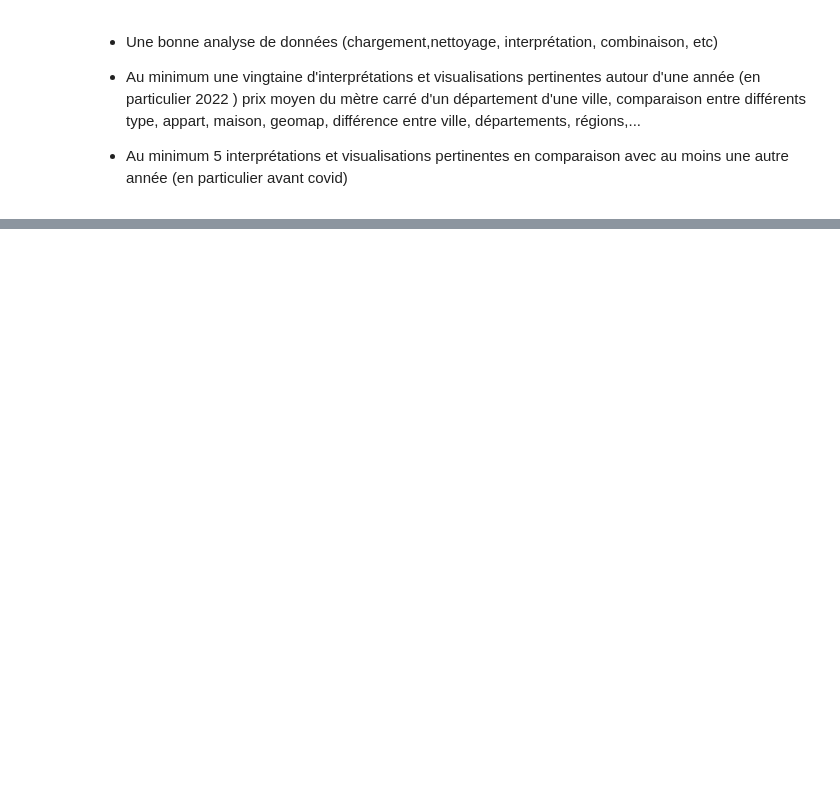
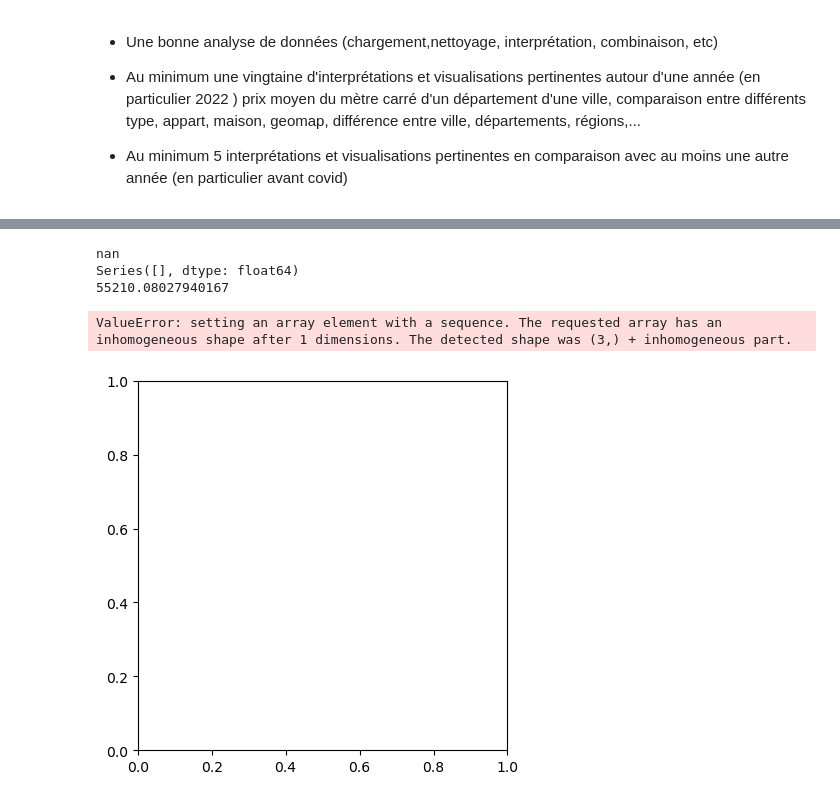
Before and after one commit to Marc94440/Projet-DVF, a Jupyter notebook: Projet_DVF.ipynb, the cells around one changed output, grey strips where cells are left out. Drawn from its saved outputs; the diff is of its cells as text; code cells hidden in the pictures; blank space fills up the shorter version.

```diff
--- a/Projet_DVF.ipynb
+++ b/Projet_DVF.ipynb
@@ -350,0 +379,62 @@ print(prixM_2_VDM)
+# %%
+valeursfoncieres_2022['Valeur fonciere'] = pd.to_numeric(valeursfoncieres_2022['Valeur fonciere'], errors='coerce')
+
+Lyon = valeursfoncieres_2022.loc[valeursfoncieres_2022["Commune"] == 'Lyon']
+Lyon = Lyon[(Lyon["Surface reelle bati"]!=0)]
+Lyon =Lyon.dropna(subset=["Surface reelle bati"])
+
+
+Lyon['sort_val'] = Lyon["Valeur fonciere"] / Lyon["Surface reelle bati"]
+Lyon =  Lyon.sort_values('sort_val')
+
+tfile = open('test.txt', 'w')
+tfile.write(Lyon.to_string())
+tfile.close()
+
+
+prixM_2_Lyon = Lyon["Valeur fonciere"].sum()/Lyon["Surface reelle bati"].sum()
+print(prixM_2_Lyon)
+
+Paris = valeursfoncieres_2022[valeursfoncieres_2022['Commune'] == 'PARIS']
+
+Paris = Paris[(Paris["Surface reelle bati"]!=0)]
+Paris = Paris.dropna(subset=["Surface reelle bati"])
+Paris['sort_val'] = Paris["Valeur fonciere"] / Paris["Surface reelle bati"]
+Paris =  Paris.sort_values('sort_val')
+
+tfile = open('test.txt', 'w')
+tfile.write(Paris.to_string())
+tfile.close()
+
+prixM_2_Paris = Paris.groupby('Commune')['Valeur fonciere'].mean() / Paris.groupby('Commune')['Surface reelle bati'].mean()
+print(prixM_2_Paris)
+
+Levallois= valeursfoncieres_2022.loc[valeursfoncieres_2022["Commune"] == 'Levallois']
+Levallois = Levallois[(Levallois["Surface reelle bati"]!=0)]
+Levallois = Levallois.dropna(subset=["Surface reelle bati"])
+
+
+Levallois['sort_val'] = Levallois["Valeur fonciere"] / Levallois["Surface reelle bati"]
+Levallois =  Levallois.sort_values('sort_val')
+
+tfile = open('test.txt', 'w')
+tfile.write(Levallois.to_string())
+tfile.close()
+
+prixM_2_Levallois = Levallois["Valeur fonciere"].sum()/Levallois["Surface reelle bati"].sum()
+print(prixM_2_HautsDeSeine)
+
+
+
+prix_m2 = [prixM_2_Lyon, prixM_2_Paris,prixM_2_Levallois]
+Ville = ['Lyon', 'Paris','Levallois']
+
+plt.pie(prix_m2, Ville)
+plt.title('Comparaison des prix au mètre carré entre Lyon, Paris, Levallois')
+plt.show()
+# %% [output]
+nan
+Series([], dtype: float64)
+55210.08027940167
+ValueError: setting an array element with a sequence. The requested array has an inhomogeneous shape after 1 dimensions. The detected shape was (3,) + inhomogeneous part.
+[figure, added]
```
Also changed, not shown: parts of 11 cells of this notebook, 1 other file.
